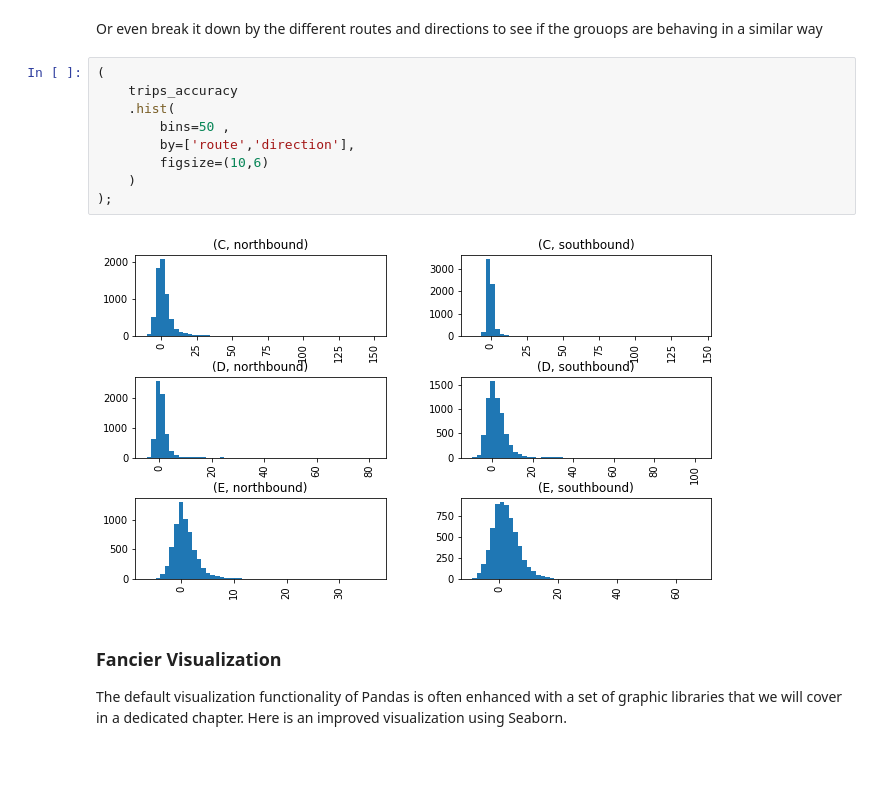
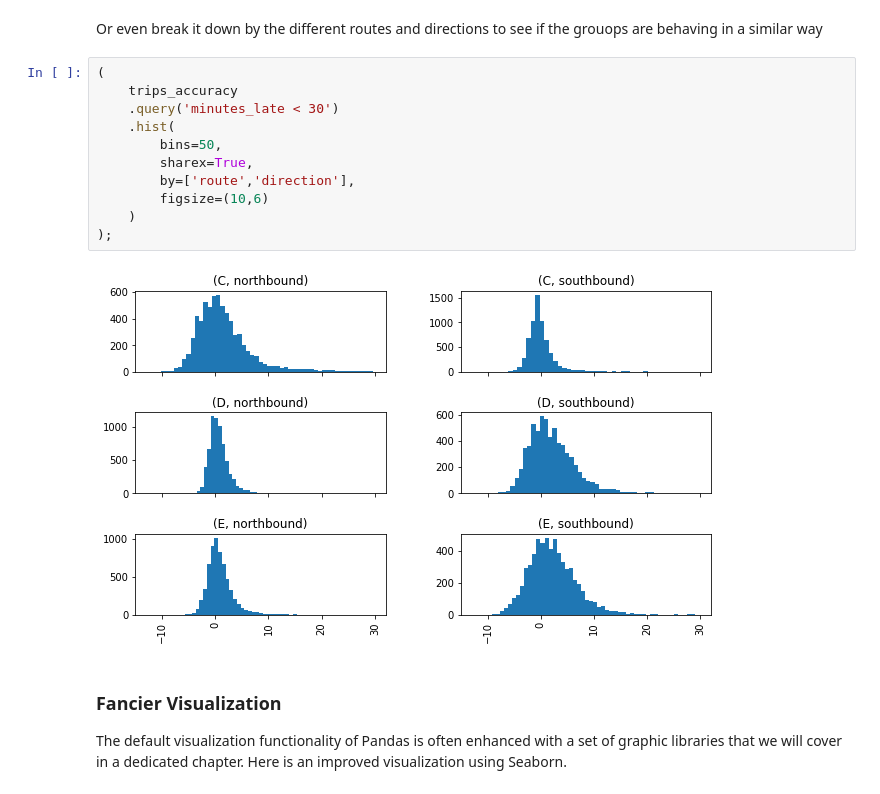
Before and after one commit to luisdomin5/from-excel-to-pandas, a Jupyter notebook: notebooks/08.01_Logistics_analysis.ipynb, the cells around one changed output. Saved outputs shown, nothing was run; the diff lists cells and outputs as text; blank space fills up the shorter version.

```diff
--- a/notebooks/08.01_Logistics_analysis.ipynb
+++ b/notebooks/08.01_Logistics_analysis.ipynb
@@ -155,14 +155,16 @@ Or even break it down by the different routes and directions to see if the grouo
 # %%
 (
     trips_accuracy
+    .query('minutes_late < 30')
     .hist(
-        bins=50 ,
+        bins=50,
+        sharex=True,
         by=['route','direction'],
         figsize=(10,6)
     )
 );
 # %% [output]
-[figure, old version]
+[figure, new version]
 # %% [markdown]
 ### Fancier Visualization
 
```
Also changed, not shown: parts of 1 cell of this notebook.
